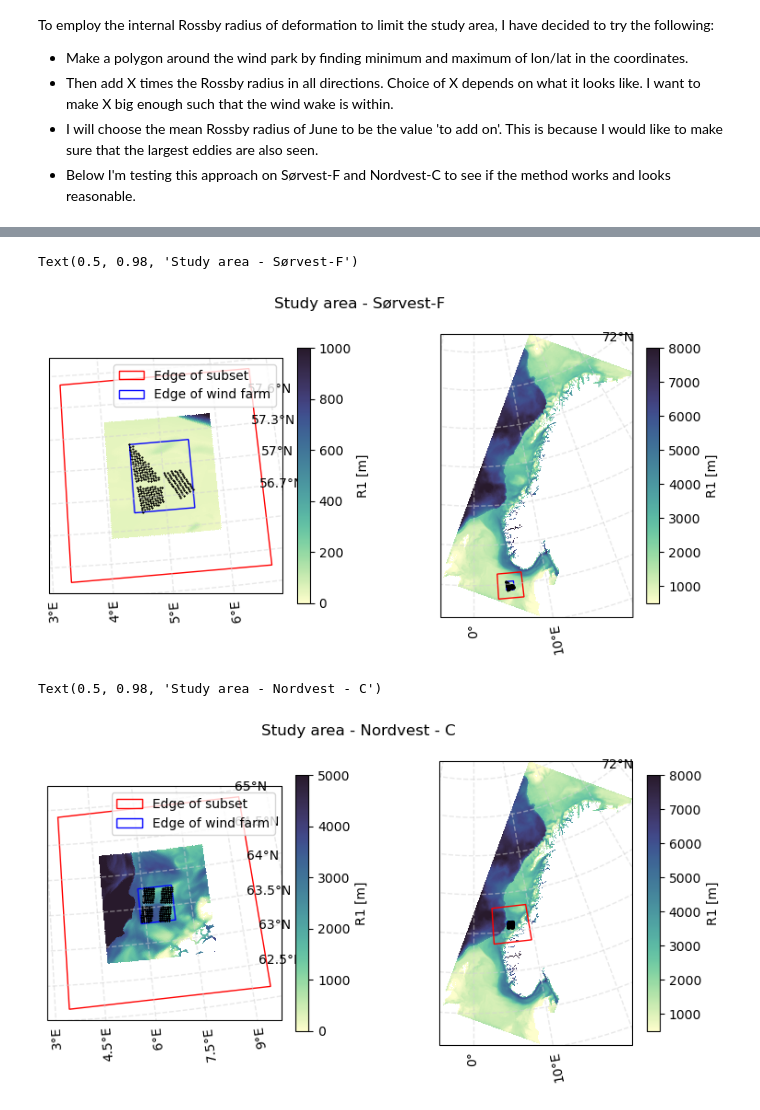
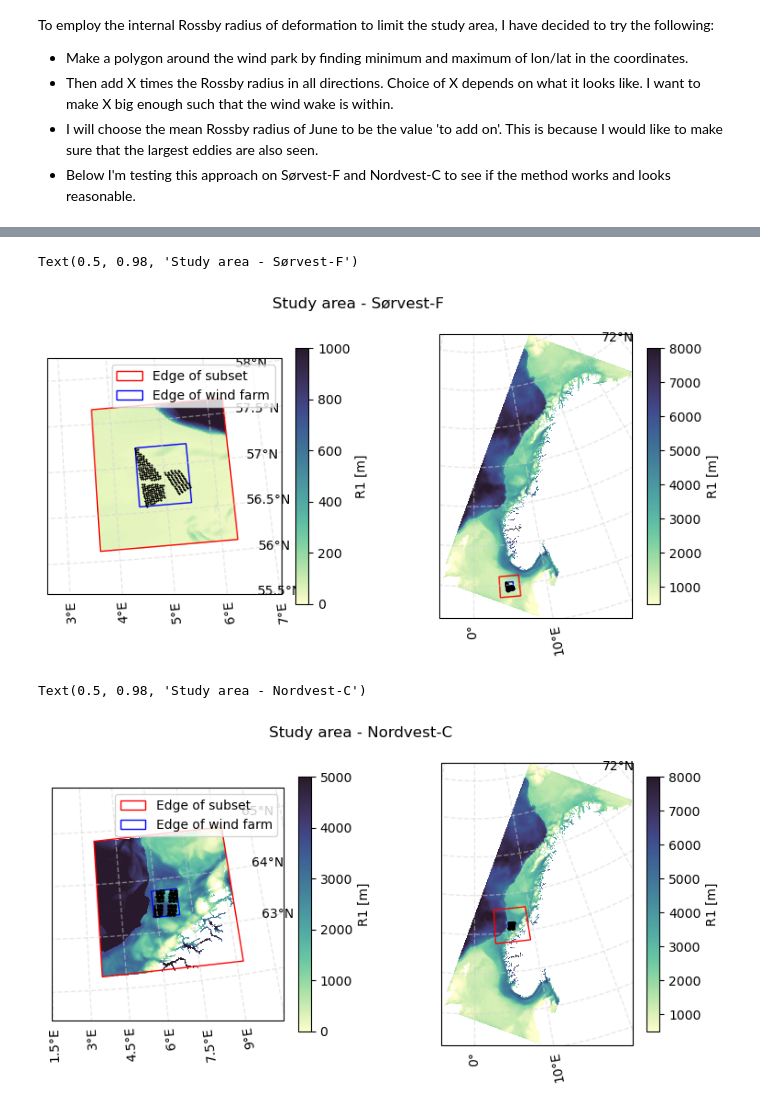
Before and after one commit to kjes4pres/MET_sommer25, a Jupyter notebook: Rossby_deformation/making_study_area.ipynb, the cells around one changed output, grey strips where cells are left out. Cells and saved outputs as stored; diff of their text form; code cells hidden in the pictures.

```diff
--- a/Rossby_deformation/making_study_area.ipynb
+++ b/Rossby_deformation/making_study_area.ipynb
@@ -90,5 +85,5 @@ ds_SV = new_make_study_area(files, grid, area_lon_SV, area_lat_SV, R1_mon_mean_S
 # %%
-ds_NV = new_make_study_area(files, grid, area_lon_NV, area_lat_NV, R1_mon_mean_NV[-1])
+exp_NV_lon, exp_NV_lat, ds_NV = make_study_area(files, grid, area_lon_NV, area_lat_NV, R1_mon_mean_NV[-1])
 # %%
 ds_monthly = monthly_mean(files)
 # %%
@@ -97,7 +92,7 @@ fig, ax = plt.subplots(1, 2, figsize=(9, 4), subplot_kw={'projection':proj})
 
 cmap = 'cmo.deep'
 
-pll = ax[0].pcolormesh(ds_SV.lon_rho, ds_SV.lat_rho, ds_SV.gamma_r[0, :, :], transform=ccrs.PlateCarree(), cmap=cmap, vmin=0, vmax=1000)
+pll = ax[0].pcolormesh(ds_SV.lon_rho, ds_SV.lat_rho, ds_SV[0, :, :], transform=ccrs.PlateCarree(), cmap=cmap, vmin=0, vmax=1000)
 cbar = fig.colorbar(pll, ax=ax[0], orientation='vertical', shrink=0.9)
 cbar.set_label('R1 [m]')
 
@@ -105,8 +100,8 @@ pl = ax[1].pcolormesh(lon, lat, ds_monthly.gamma_r[-1,:,:], transform=ccrs.Plate
 cbar = fig.colorbar(pl, ax=ax[1], orientation='vertical', shrink=0.9)
 cbar.set_label('R1 [m]')
 
-area_lon = [np.min(ds_SV.lon_rho), np.max(ds_SV.lon_rho), np.max(ds_SV.lon_rho), np.min(ds_SV.lon_rho)]
-area_lat = [np.min(ds_SV.lat_rho), np.min(ds_SV.lat_rho), np.max(ds_SV.lat_rho), np.max(ds_SV.lat_rho)]
+area_lon = [np.min(exp_SV_lon), np.max(exp_SV_lon), np.max(exp_SV_lon), np.min(exp_SV_lon)]
+area_lat = [np.min(exp_SV_lat), np.min(exp_SV_lat), np.max(exp_SV_lat), np.max(exp_SV_lat)]
 
 ax[0].fill(area_lon, area_lat, transform=ccrs.PlateCarree(), color='none', edgecolor='red', linewidth=1, label='Edge of subset')
 ax[1].fill(area_lon, area_lat, transform=ccrs.PlateCarree(), color='none', edgecolor='red', linewidth=1)
@@ -133,48 +128,47 @@ ax[0].legend()
 fig.suptitle('Study area - Sørvest-F')
 # %% [output]
 Text(0.5, 0.98, 'Study area - Sørvest-F')
-[figure, old version]
+[figure, new version]
 # %%
 proj=ccrs.NorthPolarStereo()
 fig, ax = plt.subplots(1, 2, figsize=(9, 4), subplot_kw={'projection':proj})
 
 cmap = 'cmo.deep'
 
-pll = ax[0].pcolormesh(ds_NV.lon_rho, ds_NV.lat_rho, ds_NV.gamma_r[0, :, :], transform=ccrs.PlateCarree(), cmap=cmap, vmin=0, vmax=5000)
+pll = ax[0].pcolormesh(ds_NV.lon_rho, ds_NV.lat_rho, ds_NV[0, :, :], transform=ccrs.PlateCarree(), cmap=cmap, vmin=0, vmax=5000)
 cbar = fig.colorbar(pll, ax=ax[0], orientation='vertical', shrink=0.9)
 cbar.set_label('R1 [m]')
 
 pl = ax[1].pcolormesh(lon, lat, ds_monthly.gamma_r[-1,:,:], transform=ccrs.PlateCarree(), cmap=cmap, vmin=500, vmax=8000)
 cbar = fig.colorbar(pl, ax=ax[1], orientation='vertical', shrink=0.9)
 cbar.set_label('R1 [m]')
 
-area_lon = [np.min(ds_NV.lon_rho), np.max(ds_NV.lon_rho), np.max(ds_NV.lon_rho), np.min(ds_NV.lon_rho)]
-area_lat = [np.min(ds_NV.lat_rho), np.min(ds_NV.lat_rho), np.max(ds_NV.lat_rho), np.max(ds_NV.lat_rho)]
+area_lon = [np.min(exp_NV_lon), np.max(exp_NV_lon), np.max(exp_NV_lon), np.min(exp_NV_lon)]
+area_lat = [np.min(exp_NV_lat), np.min(exp_NV_lat), np.max(exp_NV_lat), np.max(exp_NV_lat)]
 
 ax[0].fill(area_lon, area_lat, transform=ccrs.PlateCarree(), color='none', edgecolor='red', linewidth=1, label='Edge of subset')
 ax[1].fill(area_lon, area_lat, transform=ccrs.PlateCarree(), color='none', edgecolor='red', linewidth=1)
 
 w_lon = [np.min(nordvest_C.coordinates[:, 0]), np.max(nordvest_C.coordinates[:, 0]),
-
          np.max(nordvest_C.coordinates[:, 0]), np.min(nordvest_C.coordinates[:, 0])]
 w_lat = [np.min(nordvest_C.coordinates[:, 1]), np.min(nordvest_C.coordinates[:, 1]),
          np.max(nordvest_C.coordinates[:, 1]), np.max(nordvest_C.coordinates[:, 1])]
 
 ax[0].fill(w_lon, w_lat, transform=ccrs.PlateCarree(), color='none', edgecolor='blue', linewidth=1, label='Edge of wind farm')
 ax[1].fill(w_lon, w_lat, transform=ccrs.PlateCarree(), color='none', edgecolor='blue', linewidth=1)
 
 for axs in ax:
     for i in range(len(nordvest_C.coordinates)):
         axs.plot(nordvest_C.coordinates[i][0], nordvest_C.coordinates[i][1], transform = ccrs.PlateCarree(), color = 'black', marker ='*', markersize=1)
     gl = axs.gridlines(crs=ccrs.PlateCarree(), draw_labels=True, linewidth=1, color='lightgray', alpha=0.5, linestyle='--')
     gl.top_labels = False  # Disable top labels
     gl.right_labels = False  # Disable right labels
     gl.xformatter = LONGITUDE_FORMATTER
     gl.yformatter = LATITUDE_FORMATTER
 
 ax[0].legend()
 
-fig.suptitle('Study area - Nordvest - C')
+fig.suptitle('Study area - Nordvest-C')
 # %% [output]
-Text(0.5, 0.98, 'Study area - Nordvest - C')
+Text(0.5, 0.98, 'Study area - Nordvest-C')
-[figure, old version]
+[figure, new version]
```
Also changed, not shown: parts of 16 cells of this notebook.
